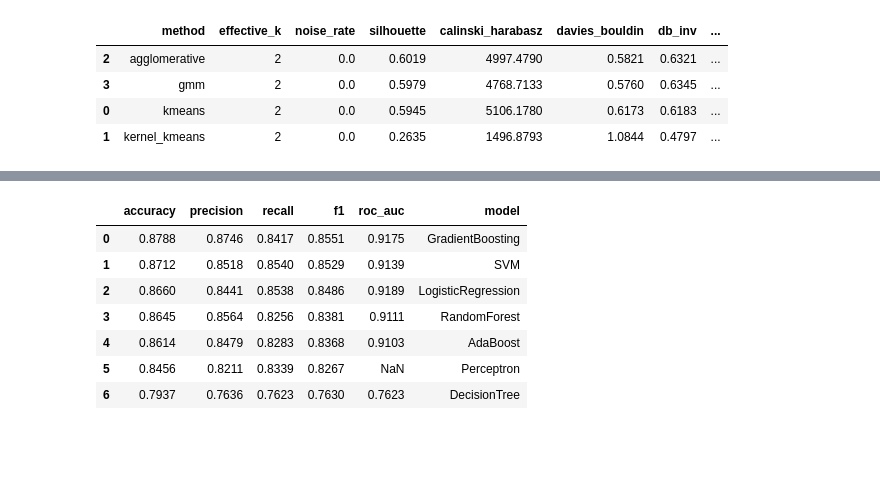
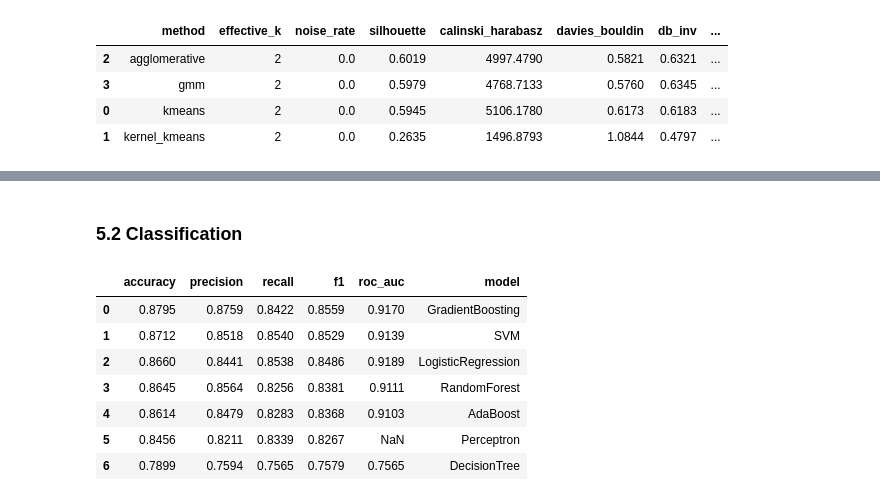
Before and after one commit to CosmosMount/machine_learning_project, a Jupyter notebook: code.ipynb, the cells around one changed output, grey strips where cells are left out. Drawn from its saved outputs; the diff is of its cells as text; code cells hidden in the pictures; blank space fills up the shorter version.

```diff
--- a/code.ipynb
+++ b/code.ipynb
@@ -284,5 +374,5 @@ def grid_search_classification(
 # %%
-file_path = 'data/data.csv'
+file_path = 'data.csv'
 df = pd.read_csv(file_path, sep=';')
 # %%
 display(df.head())
@@ -653,8 +767,10 @@ model_specs = {
 
 classification_rows = []
 confusion_mats = {}
+models = {}
 for name, (method, kwargs) in model_specs.items():
     model = train_model(X_train, y_train, method=method, **kwargs)
+    models[name] = model
     res = evaluate_classification(model, X_test, y_test)
     confusion_mats[name] = res.pop('confusion_matrix')
     res['model'] = name
@@ -772,3 +909,5 @@ display(cluster_results_2.round(4))
+# %% [markdown]
+### 5.2 Classification
 # %%
 X_train_raw_2, X_test_raw_2, y_train_2, y_test_2 = train_test_split(
     X, y_2classes, test_size=0.30, random_state=42, stratify=y_2classes
@@ -776,37 +915,39 @@ X_train_raw_2, X_test_raw_2, y_train_2, y_test_2 = train_test_split(
 
 X_train_2 = preprocessor.fit_transform(X_train_raw_2)
 X_test_2 = preprocessor.transform(X_test_raw_2)
 
 model_specs_2 = {
     'LogisticRegression': ('logistic', {}),
     'Perceptron': ('perceptron', {}),
     'SVM': ('svm', {}),
     'DecisionTree': ('decision_tree', {}),
     'RandomForest': ('random_forest', {}),
     'GradientBoosting': ('gradient_boosting', {}),
     'AdaBoost': ('adaboost', {}),
 }
 
 classification_rows_2 = []
 confusion_mats_2 = {}
+models_2 = {}
 for name, (method, kwargs) in model_specs_2.items():
     model = train_model(X_train_2, y_train_2, method=method, **kwargs)
+    models_2[name] = model
     res = evaluate_classification(model, X_test_2, y_test_2)
     confusion_mats_2[name] = res.pop('confusion_matrix')
     res['model'] = name
     classification_rows_2.append(res)
 
 classification_results_2 = pd.DataFrame(classification_rows_2)
 classification_results_2 = classification_results_2.sort_values(
     by=['f1', 'accuracy'], ascending=[False, False]
 ).reset_index(drop=True)
 display(classification_results_2.round(4))
 # %% [output]
 |  | accuracy | precision | recall | f1 | roc_auc | model |
-| 0 | 0.8788 | 0.8746 | 0.8417 | 0.8551 | 0.9175 | GradientBoosting |
+| 0 | 0.8795 | 0.8759 | 0.8422 | 0.8559 | 0.9170 | GradientBoosting |
 | 1 | 0.8712 | 0.8518 | 0.8540 | 0.8529 | 0.9139 | SVM |
 | 2 | 0.8660 | 0.8441 | 0.8538 | 0.8486 | 0.9189 | LogisticRegression |
 | 3 | 0.8645 | 0.8564 | 0.8256 | 0.8381 | 0.9111 | RandomForest |
 | 4 | 0.8614 | 0.8479 | 0.8283 | 0.8368 | 0.9103 | AdaBoost |
 | 5 | 0.8456 | 0.8211 | 0.8339 | 0.8267 | NaN | Perceptron |
-| 6 | 0.7937 | 0.7636 | 0.7623 | 0.7630 | 0.7623 | DecisionTree |
+| 6 | 0.7899 | 0.7594 | 0.7565 | 0.7579 | 0.7565 | DecisionTree |
```
Also changed, not shown: parts of 45 cells of this notebook.
